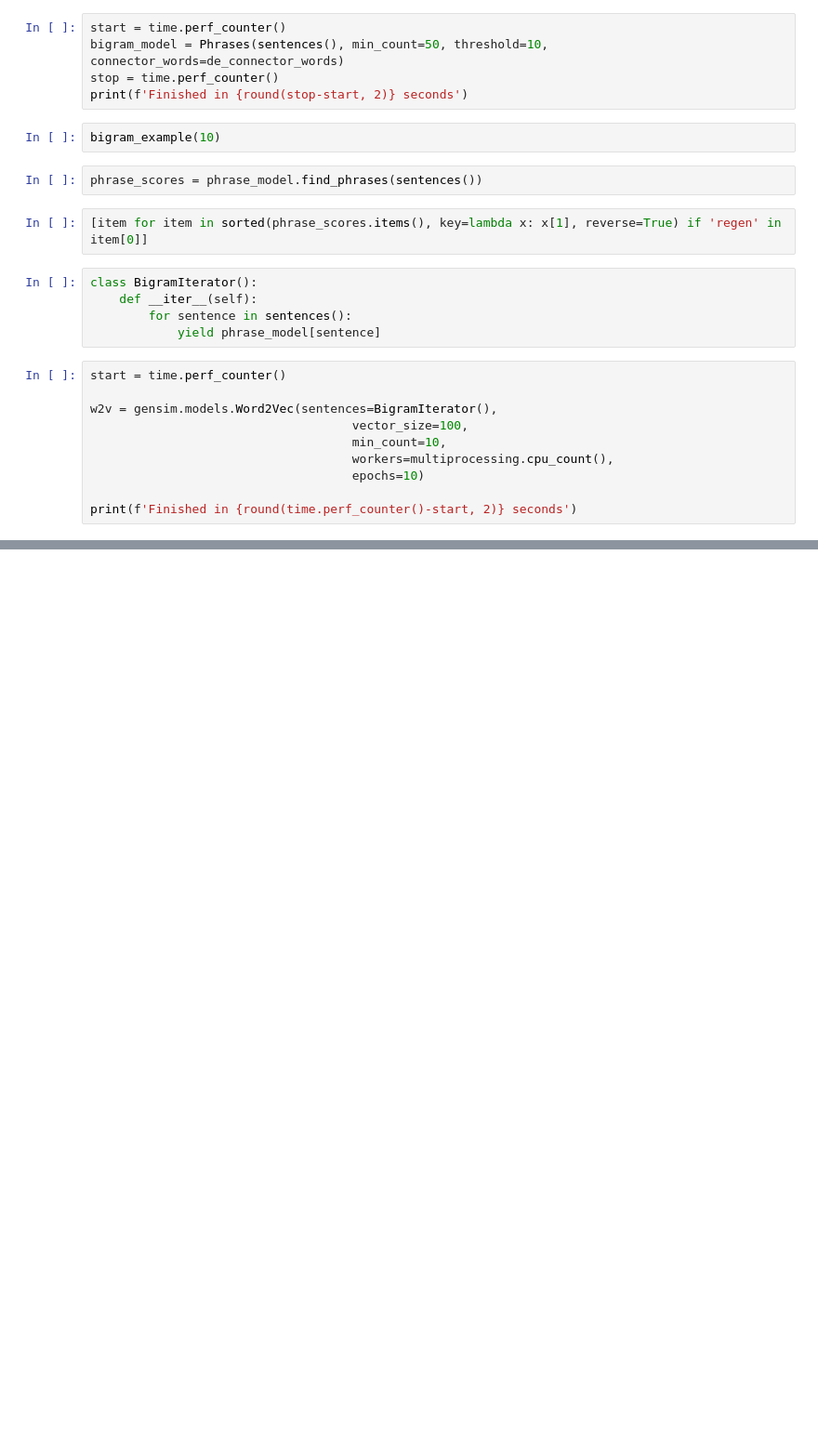
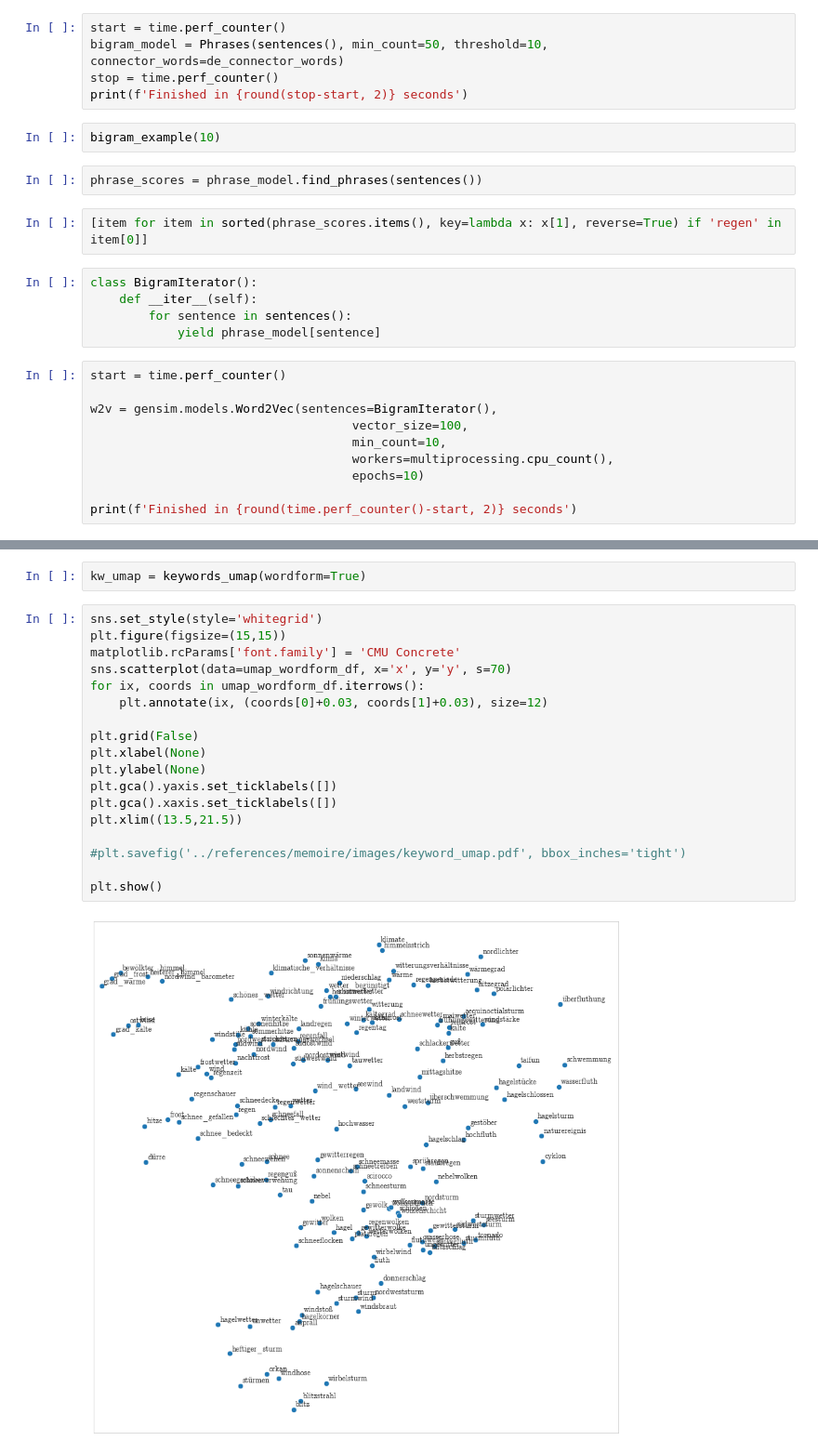
Before and after one commit to krkryger/clim-dist, a Jupyter notebook: notebooks/word_vectors.ipynb, the cells around one changed output, grey strips where cells are left out. Shown at 93% size. Saved outputs shown, nothing was run; the diff lists cells and outputs as text; blank space fills up the shorter version.

```diff
--- a/notebooks/word_vectors.ipynb
+++ b/notebooks/word_vectors.ipynb
@@ -66,0 +121,22 @@ print(f'Finished in {round(time.perf_counter()-start, 2)} seconds')
+# %%
+kw_umap = keywords_umap(wordform=True)
+# %%
+sns.set_style(style='whitegrid')
+plt.figure(figsize=(15,15))
+matplotlib.rcParams['font.family'] = 'CMU Concrete'
+sns.scatterplot(data=umap_wordform_df, x='x', y='y', s=70)
+for ix, coords in umap_wordform_df.iterrows():
+    plt.annotate(ix, (coords[0]+0.03, coords[1]+0.03), size=12)
+
+plt.grid(False)
+plt.xlabel(None)
+plt.ylabel(None)
+plt.gca().yaxis.set_ticklabels([])
+plt.gca().xaxis.set_ticklabels([])
+plt.xlim((13.5,21.5))
+
+#plt.savefig('../references/memoire/images/keyword_umap.pdf', bbox_inches='tight')
+
+plt.show()
+# %% [output]
+[figure, added]
```
Also changed, not shown: parts of 27 cells of this notebook, 4 other files.
